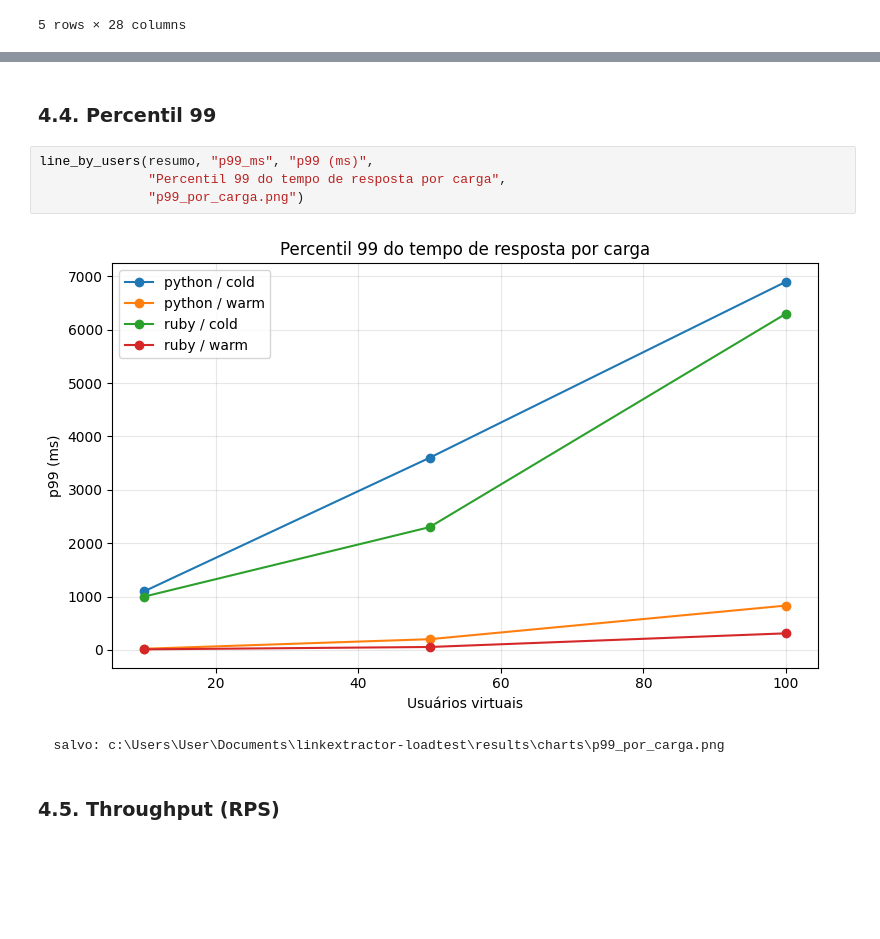
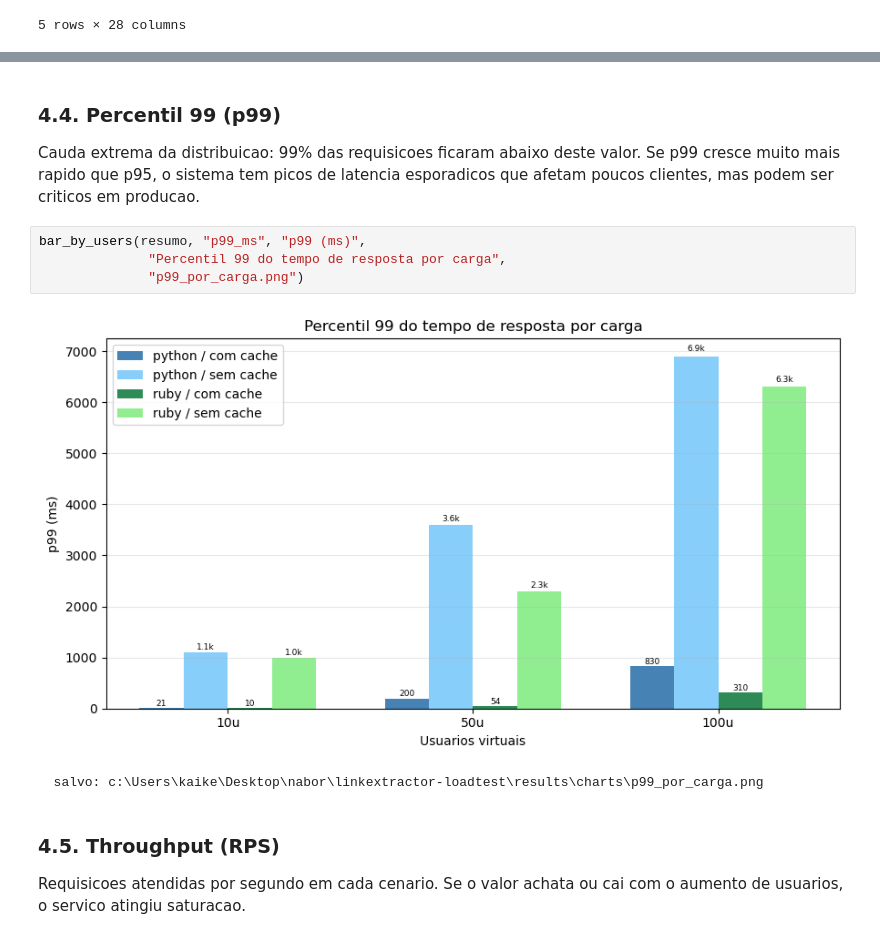
Before and after one commit to Overkillas/linkextractor-loadtest, a Jupyter notebook: analysis/analise.ipynb, the cells around one changed output, grey strips where cells are left out. Cells and saved outputs as stored; diff of their text form; blank space fills up the shorter version.

```diff
--- a/analysis/analise.ipynb
+++ b/analysis/analise.ipynb
@@ -192,12 +245,19 @@ line_by_users(resumo, "p95_ms", "p95 (ms)",
 # %% [markdown]
-### 4.4. Percentil 99
+### 4.4. Percentil 99 (p99)
+
+Cauda extrema da distribuicao: 99% das requisicoes ficaram abaixo deste valor.
+Se p99 cresce muito mais rapido que p95, o sistema tem picos de latencia esporadicos
+que afetam poucos clientes, mas podem ser criticos em producao.
 # %%
-line_by_users(resumo, "p99_ms", "p99 (ms)",
+bar_by_users(resumo, "p99_ms", "p99 (ms)",
               "Percentil 99 do tempo de resposta por carga",
               "p99_por_carga.png")
 # %% [output]
-[figure, old version]
+[figure, new version]
-  salvo: c:\Users\User\Documents\linkextractor-loadtest\results\charts\p99_por_carga.png
+  salvo: c:\Users\kaike\Desktop\nabor\linkextractor-loadtest\results\charts\p99_por_carga.png
 # %% [markdown]
 ### 4.5. Throughput (RPS)
+
+Requisicoes atendidas por segundo em cada cenario.
+Se o valor achata ou cai com o aumento de usuarios, o servico atingiu saturacao.
 # %%
```
Also changed, not shown: parts of 26 cells of this notebook, 12 other files.
